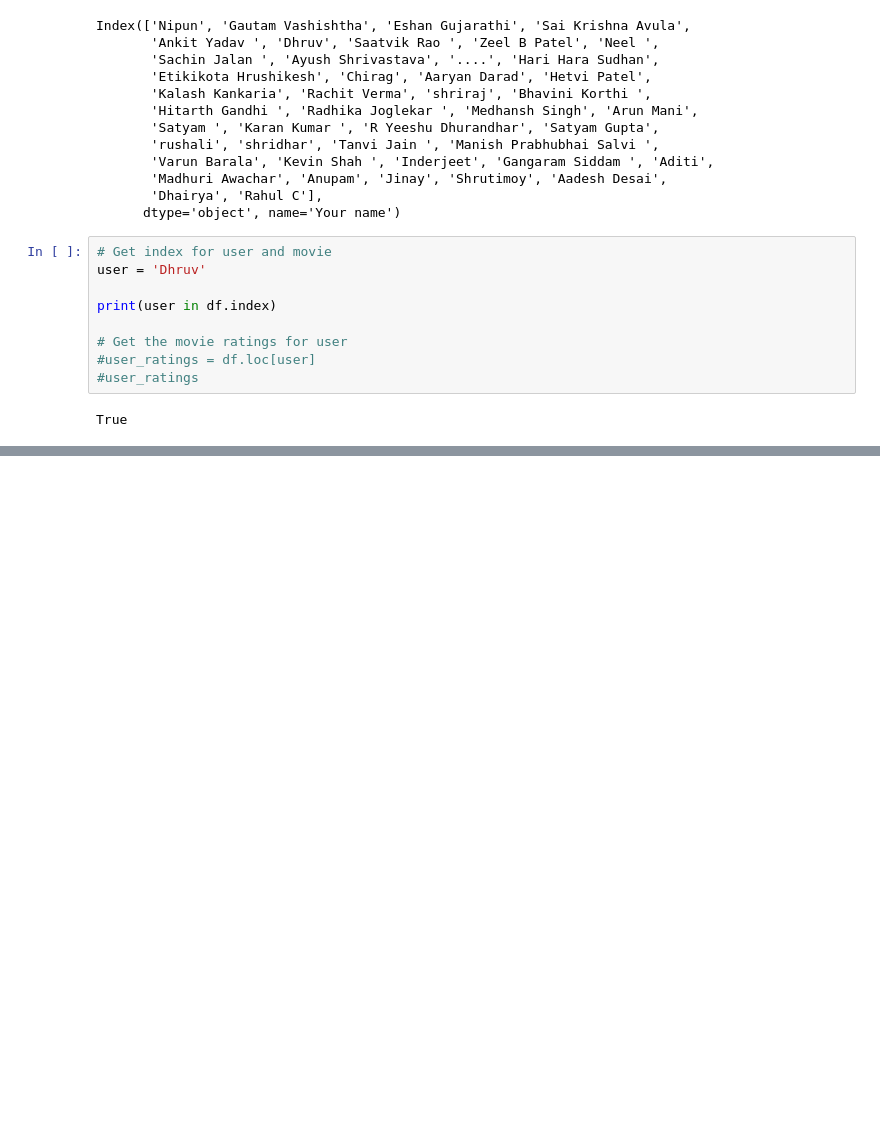
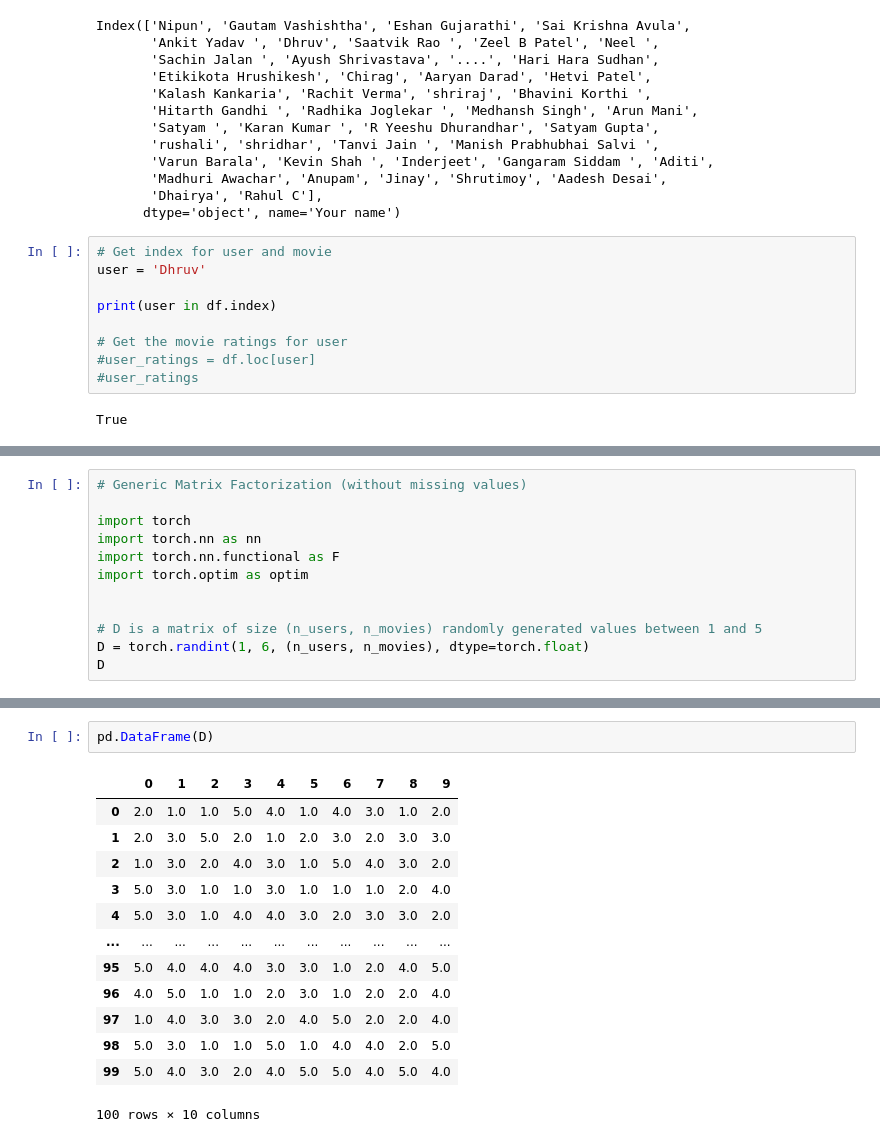
Before and after one commit to nipunbatra/ml2023, a Jupyter notebook: notebooks/posts/movie-recommendation-knn.ipynb, the cells around one changed output, grey strips where cells are left out. Drawn from its saved outputs; the diff is of its cells as text; blank space fills up the shorter version.

```diff
--- a/notebooks/posts/movie-recommendation-knn.ipynb
+++ b/notebooks/posts/movie-recommendation-knn.ipynb
@@ -305,0 +306,12 @@ predict_rating(df_copy, user, 'Sholay')
+# %%
+# Generic Matrix Factorization (without missing values)
+
+import torch
+import torch.nn as nn
+import torch.nn.functional as F
+import torch.optim as optim
+
+
+# D is a matrix of size (n_users, n_movies) randomly generated values between 1 and 5
+D = torch.randint(1, 6, (n_users, n_movies), dtype=torch.float)
+D
@@ -305,0 +371,16 @@ predict_rating(df_copy, user, 'Sholay')
+# %%
+pd.DataFrame(D)
+# %% [output]
+|  | 0 | 1 | 2 | 3 | 4 | 5 | 6 | 7 | 8 | 9 |
+| 0 | 2.0 | 1.0 | 1.0 | 5.0 | 4.0 | 1.0 | 4.0 | 3.0 | 1.0 | 2.0 |
+| 1 | 2.0 | 3.0 | 5.0 | 2.0 | 1.0 | 2.0 | 3.0 | 2.0 | 3.0 | 3.0 |
+| 2 | 1.0 | 3.0 | 2.0 | 4.0 | 3.0 | 1.0 | 5.0 | 4.0 | 3.0 | 2.0 |
+| 3 | 5.0 | 3.0 | 1.0 | 1.0 | 3.0 | 1.0 | 1.0 | 1.0 | 2.0 | 4.0 |
+| 4 | 5.0 | 3.0 | 1.0 | 4.0 | 4.0 | 3.0 | 2.0 | 3.0 | 3.0 | 2.0 |
+| ... | ... | ... | ... | ... | ... | ... | ... | ... | ... | ... |
+| 95 | 5.0 | 4.0 | 4.0 | 4.0 | 3.0 | 3.0 | 1.0 | 2.0 | 4.0 | 5.0 |
+| 96 | 4.0 | 5.0 | 1.0 | 1.0 | 2.0 | 3.0 | 1.0 | 2.0 | 2.0 | 4.0 |
+| 97 | 1.0 | 4.0 | 3.0 | 3.0 | 2.0 | 4.0 | 5.0 | 2.0 | 2.0 | 4.0 |
+| 98 | 5.0 | 3.0 | 1.0 | 1.0 | 5.0 | 1.0 | 4.0 | 4.0 | 2.0 | 5.0 |
+| 99 | 5.0 | 4.0 | 3.0 | 2.0 | 4.0 | 5.0 | 5.0 | 4.0 | 5.0 | 4.0 |
+100 rows × 10 columns
```
Also changed, not shown: parts of 36 cells of this notebook.
